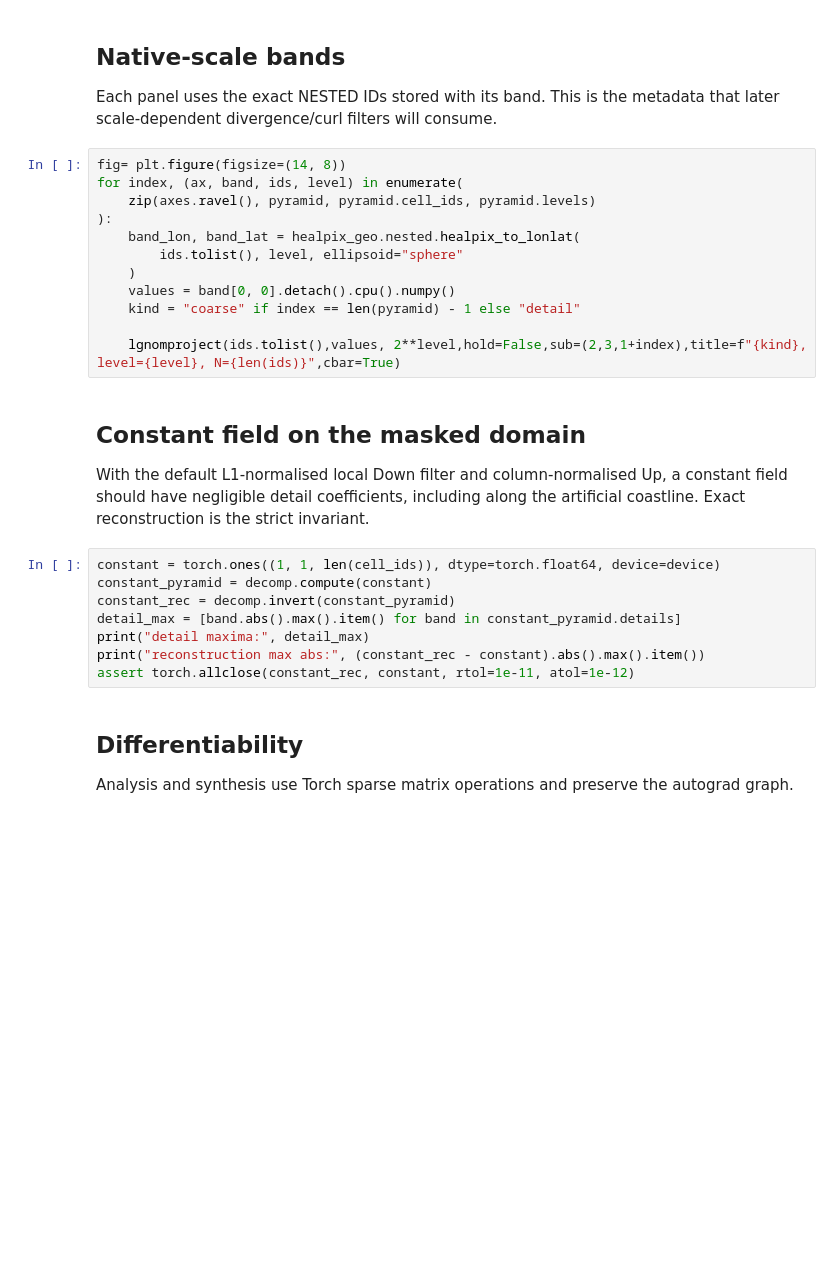
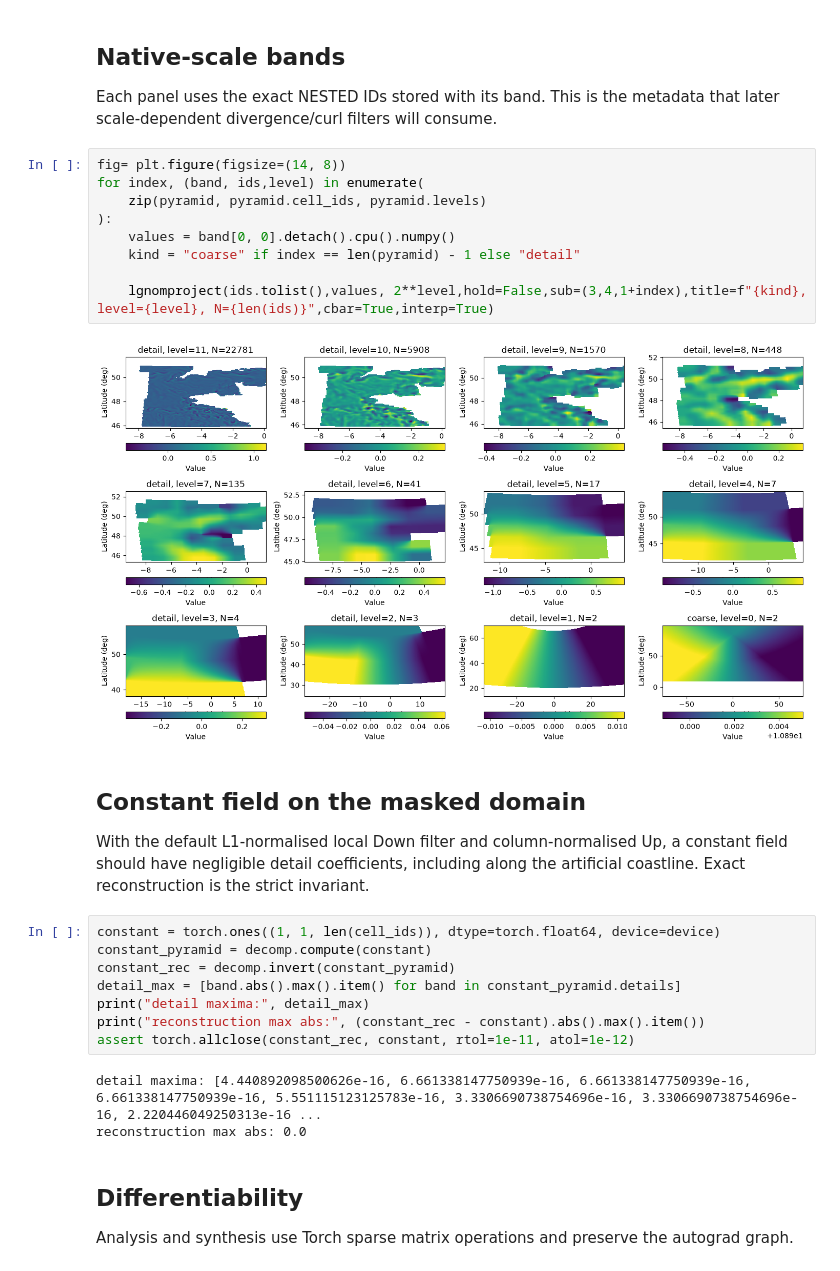
Before and after one commit to GRID4EARTH/healpix-analyse, a Jupyter notebook: Notebooks/decomp_test.ipynb, the cells around one changed output. Cells and saved outputs as stored; diff of their text form; blank space fills up the shorter version.

```diff
--- a/Notebooks/decomp_test.ipynb
+++ b/Notebooks/decomp_test.ipynb
@@ -180,16 +197,15 @@ assert torch.allclose(direct_sum, velocity, rtol=1e-11, atol=1e-12)
 Each panel uses the exact NESTED IDs stored with its band. This is the metadata that later scale-dependent divergence/curl filters will consume.
 # %%
 fig= plt.figure(figsize=(14, 8))
-for index, (ax, band, ids, level) in enumerate(
-    zip(axes.ravel(), pyramid, pyramid.cell_ids, pyramid.levels)
+for index, (band, ids,level) in enumerate(
+    zip(pyramid, pyramid.cell_ids, pyramid.levels)
 ):
-    band_lon, band_lat = healpix_geo.nested.healpix_to_lonlat(
-        ids.tolist(), level, ellipsoid="sphere"
-    )
     values = band[0, 0].detach().cpu().numpy()
     kind = "coarse" if index == len(pyramid) - 1 else "detail"
 
-    lgnomproject(ids.tolist(),values, 2**level,hold=False,sub=(2,3,1+index),title=f"{kind}, level={level}, N={len(ids)}",cbar=True)
+    lgnomproject(ids.tolist(),values, 2**level,hold=False,sub=(3,4,1+index),title=f"{kind}, level={level}, N={len(ids)}",cbar=True,interp=True)
+# %% [output]
+[figure, added]
 # %% [markdown]
 ## Constant field on the masked domain
 
@@ -202,6 +218,9 @@ detail_max = [band.abs().max().item() for band in constant_pyramid.details]
 print("detail maxima:", detail_max)
 print("reconstruction max abs:", (constant_rec - constant).abs().max().item())
 assert torch.allclose(constant_rec, constant, rtol=1e-11, atol=1e-12)
+# %% [output]
+detail maxima: [4.440892098500626e-16, 6.661338147750939e-16, 6.661338147750939e-16, 6.661338147750939e-16, 5.551115123125783e-16, 3.3306690738754696e-16, 3.3306690738754696e-16, 2.220446049250313e-16 ...
+reconstruction max abs: 0.0
 # %% [markdown]
 ## Differentiability
 
```
Also changed, not shown: parts of 6 cells of this notebook, 1 other file.
